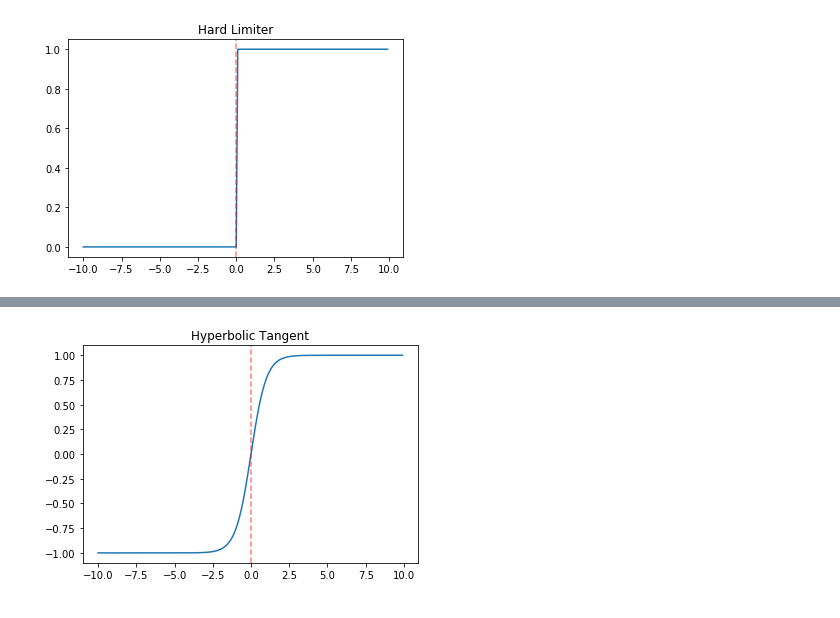
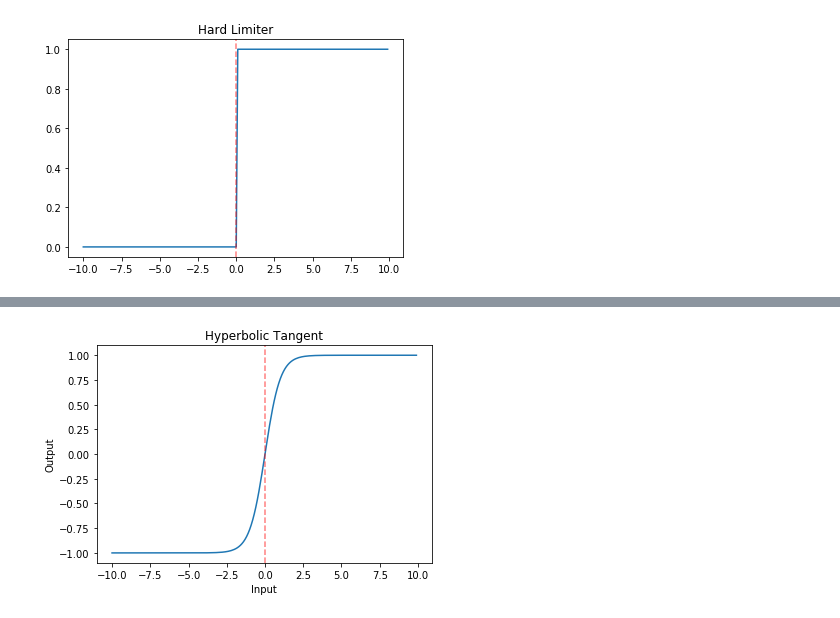
Before and after one commit to fabianmax/introduction-deep-learning, a Jupyter notebook: 02_mlp.ipynb, the cells around one changed output, grey strips where cells are left out. Drawn from its saved outputs; the diff is of its cells as text; code cells hidden in the pictures.

```diff
--- a/02_mlp.ipynb
+++ b/02_mlp.ipynb
@@ -181,15 +248,17 @@ plt.show()
 # %%
 def tanh(x):
     a = []
     for i in x:
         a.append((math.exp(2*i)-1) / (math.exp(2*i)+1))
     return(a)
 
 x = np.arange(-10., 10., 0.1)
 y = tanh(x)
 plt.plot(x,y)
 plt.axvline(x = 0, color = 'r', alpha = .5, linestyle = 'dashed')
 plt.title('Hyperbolic Tangent')
+plt.xlabel('Input')
+plt.ylabel('Output')
 plt.show()
 # %% [output]
-[figure, old version]
+[figure, new version]
```
Also changed, not shown: parts of 10 cells of this notebook.
